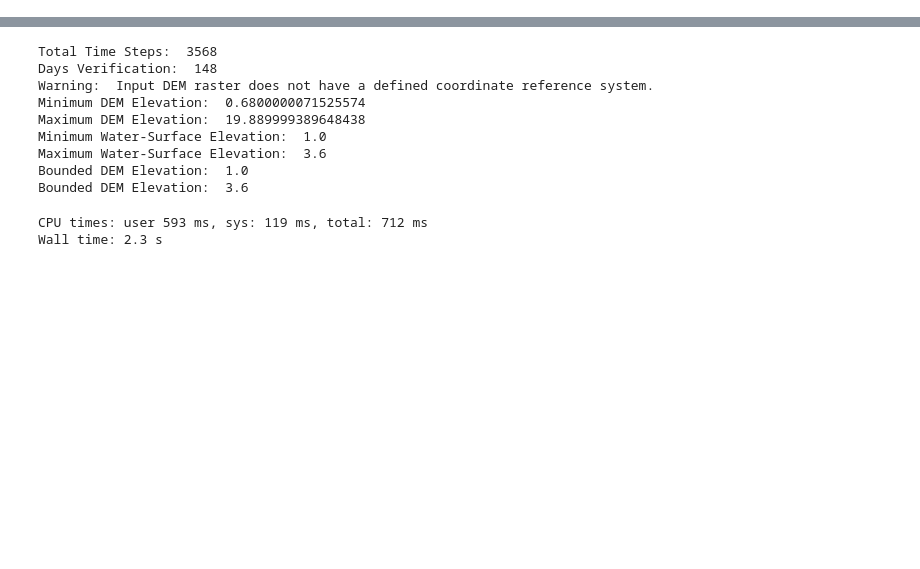
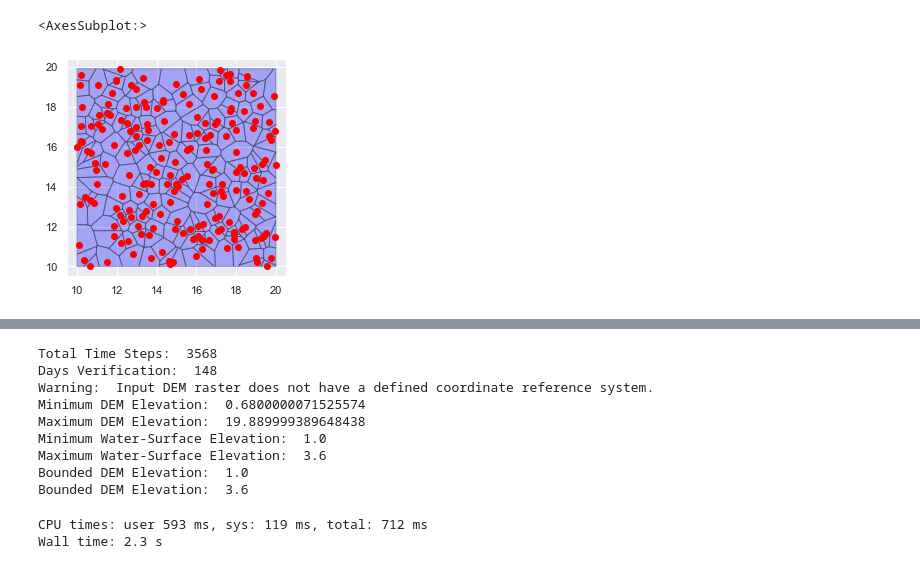
Before and after one commit to crvernon/atiim, a Jupyter notebook: noteboooks/quickstarter.ipynb, the cells around one changed output, grey strips where cells are left out. Cells and saved outputs as stored; diff of their text form; code cells hidden in the pictures; blank space fills up the shorter version.

```diff
--- a/noteboooks/quickstarter.ipynb
+++ b/noteboooks/quickstarter.ipynb
@@ -39,0 +179,5 @@ hour_interval = 1.0
+# %%
+n_points = 200
+np.random.seed(12345)
+points = np.random.random((n_points,2))*10 + 10
+results = voronoi(points)
@@ -39,0 +199,9 @@ hour_interval = 1.0
+# %%
+regions_df, points_df = voronoi_frames(points)
+# %%
+fig, ax = plt.subplots()
+regions_df.plot(ax=ax, color='blue',edgecolor='black', alpha=0.3)
+points_df.plot(ax=ax, color='red')
+# %% [output]
+<AxesSubplot:>
+[figure, added]
```
Also changed, not shown: parts of 25 cells of this notebook, 1 other file.
